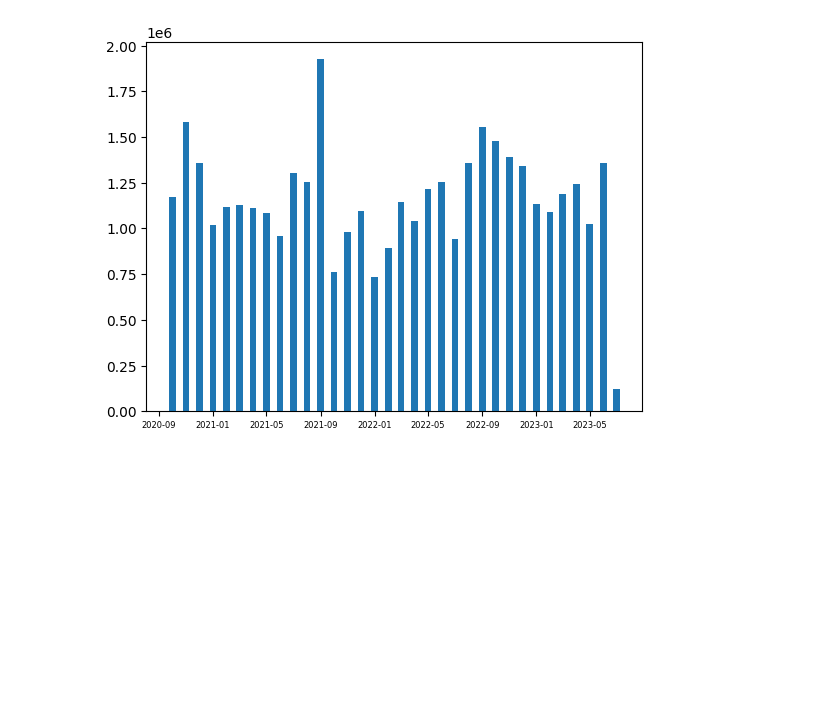
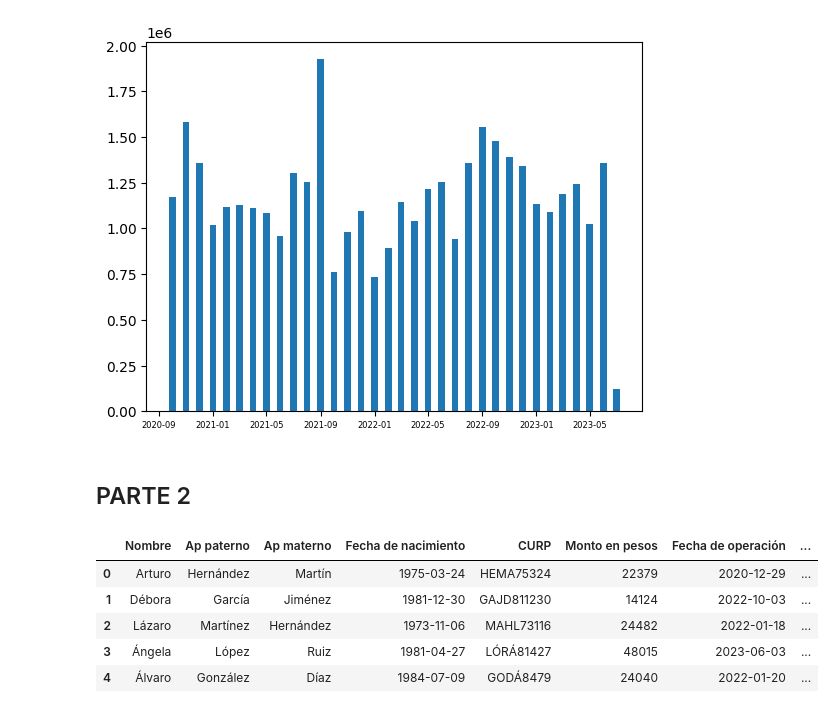
Before and after one commit to okadath/data_mining, a Jupyter notebook: Untitled.ipynb, the cells around one changed output. Saved outputs shown, nothing was run; the diff lists cells and outputs as text; code cells hidden in the pictures; blank space fills up the shorter version.

Commit message:
parte 2

```diff
--- a/Untitled.ipynb
+++ b/Untitled.ipynb
@@ -481,3 +492,18 @@ plt.xticks(fontsize=6)
 plt.show()
 # %% [output]
 [figure]
+# %% [markdown]
+## PARTE 2
+# %%
+
+import pandas as pd
+
+df_base = pd.read_excel("Base_txns.xlsx",   engine='openpyxl')
+df_base.head()
+# %% [output]
+|  | Nombre | Ap paterno | Ap materno | Fecha de nacimiento | CURP | Monto en pesos | Fecha de operación | ... |
+| 0 | Arturo | Hernández | Martín | 1975-03-24 | HEMA75324 | 22379 | 2020-12-29 | ... |
+| 1 | Débora | García | Jiménez | 1981-12-30 | GAJD811230 | 14124 | 2022-10-03 | ... |
+| 2 | Lázaro | Martínez | Hernández | 1973-11-06 | MAHL73116 | 24482 | 2022-01-18 | ... |
+| 3 | Ángela | López | Ruiz | 1981-04-27 | LÓRÁ81427 | 48015 | 2023-06-03 | ... |
+| 4 | Álvaro | González | Díaz | 1984-07-09 | GODÁ8479 | 24040 | 2022-01-20 | ... |
```
Also changed, not shown: parts of 14 cells of this notebook.
